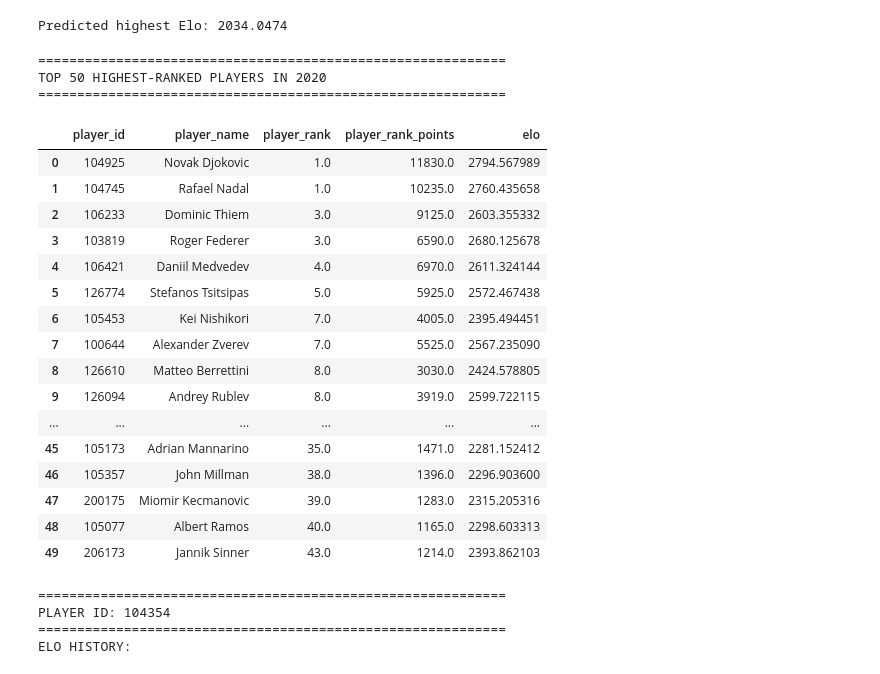
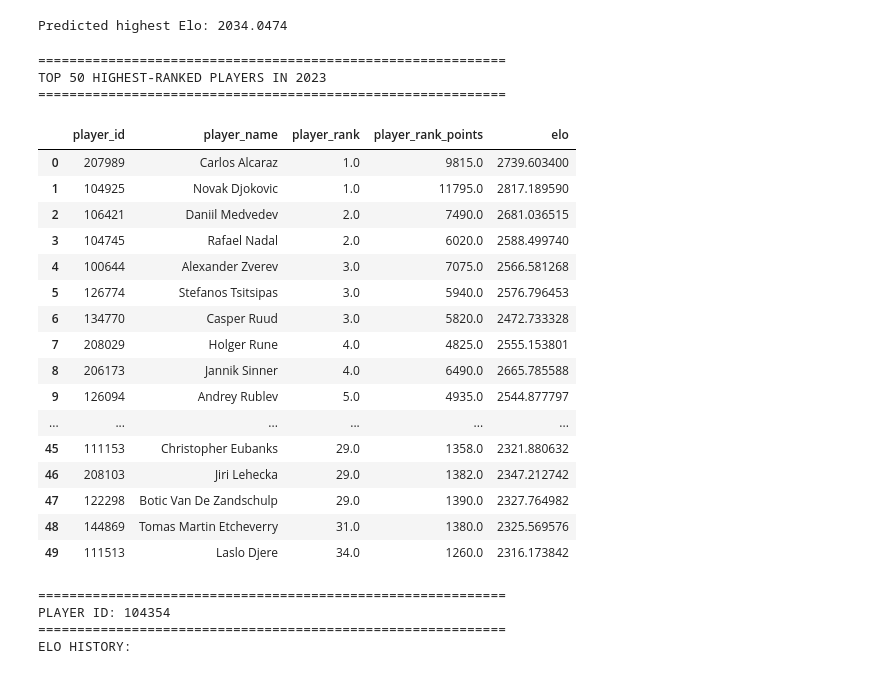
Before and after one commit to GolbertCeitaPages/CMI-DataScience-Project, a Jupyter notebook: xgboost_predictions/xgboost.ipynb, the cells around one changed output. Cells and saved outputs as stored; diff of their text form; code cells hidden in the pictures.

```diff
--- a/xgboost_predictions/xgboost.ipynb
+++ b/xgboost_predictions/xgboost.ipynb
@@ -232,51 +232,51 @@ def top_players_by_year(df, year, top_n=20):
         year_df
         .groupby('player_id', as_index=False)
         .agg({
             'player_name': 'first',        # player name
             'player_rank': 'min',          # best rank
             'player_rank_points': 'max',   # peak points that year
             'elo': 'max'                   # peak elo that year
         })
         .sort_values('player_rank')
         .head(top_n)
     )
 
     print("=" * 60)
     print(f"TOP {top_n} HIGHEST-RANKED PLAYERS IN {year}")
     print("=" * 60)
 
     display(best_rank_year.reset_index(drop=True))
 
 
 # -------------------------
 # USAGE
 # -------------------------
 top_players_by_year(
     df=df,
-    year=2020,   # <-- CHANGE YEAR HERE
+    year=2023,   # <-- CHANGE YEAR HERE
     top_n=50
 )
 # %% [output]
 ============================================================
-TOP 50 HIGHEST-RANKED PLAYERS IN 2020
+TOP 50 HIGHEST-RANKED PLAYERS IN 2023
 ============================================================
 |  | player_id | player_name | player_rank | player_rank_points | elo |
-| 0 | 104925 | Novak Djokovic | 1.0 | 11830.0 | 2794.567989 |
-| 1 | 104745 | Rafael Nadal | 1.0 | 10235.0 | 2760.435658 |
-| 2 | 106233 | Dominic Thiem | 3.0 | 9125.0 | 2603.355332 |
-| 3 | 103819 | Roger Federer | 3.0 | 6590.0 | 2680.125678 |
-| 4 | 106421 | Daniil Medvedev | 4.0 | 6970.0 | 2611.324144 |
-| 5 | 126774 | Stefanos Tsitsipas | 5.0 | 5925.0 | 2572.467438 |
-| 6 | 105453 | Kei Nishikori | 7.0 | 4005.0 | 2395.494451 |
-| 7 | 100644 | Alexander Zverev | 7.0 | 5525.0 | 2567.235090 |
-| 8 | 126610 | Matteo Berrettini | 8.0 | 3030.0 | 2424.578805 |
-| 9 | 126094 | Andrey Rublev | 8.0 | 3919.0 | 2599.722115 |
+| 0 | 207989 | Carlos Alcaraz | 1.0 | 9815.0 | 2739.603400 |
+| 1 | 104925 | Novak Djokovic | 1.0 | 11795.0 | 2817.189590 |
+| 2 | 106421 | Daniil Medvedev | 2.0 | 7490.0 | 2681.036515 |
+| 3 | 104745 | Rafael Nadal | 2.0 | 6020.0 | 2588.499740 |
+| 4 | 100644 | Alexander Zverev | 3.0 | 7075.0 | 2566.581268 |
+| 5 | 126774 | Stefanos Tsitsipas | 3.0 | 5940.0 | 2576.796453 |
+| 6 | 134770 | Casper Ruud | 3.0 | 5820.0 | 2472.733328 |
+| 7 | 208029 | Holger Rune | 4.0 | 4825.0 | 2555.153801 |
+| 8 | 206173 | Jannik Sinner | 4.0 | 6490.0 | 2665.785588 |
+| 9 | 126094 | Andrey Rublev | 5.0 | 4935.0 | 2544.877797 |
 | ... | ... | ... | ... | ... | ... |
-| 45 | 105173 | Adrian Mannarino | 35.0 | 1471.0 | 2281.152412 |
-| 46 | 105357 | John Millman | 38.0 | 1396.0 | 2296.903600 |
-| 47 | 200175 | Miomir Kecmanovic | 39.0 | 1283.0 | 2315.205316 |
-| 48 | 105077 | Albert Ramos | 40.0 | 1165.0 | 2298.603313 |
-| 49 | 206173 | Jannik Sinner | 43.0 | 1214.0 | 2393.862103 |
+| 45 | 111153 | Christopher Eubanks | 29.0 | 1358.0 | 2321.880632 |
+| 46 | 208103 | Jiri Lehecka | 29.0 | 1382.0 | 2347.212742 |
+| 47 | 122298 | Botic Van De Zandschulp | 29.0 | 1390.0 | 2327.764982 |
+| 48 | 144869 | Tomas Martin Etcheverry | 31.0 | 1380.0 | 2325.569576 |
+| 49 | 111513 | Laslo Djere | 34.0 | 1260.0 | 2316.173842 |
 # %%
 def inspect_player_elo(player_id, df, model, features, train_medians):
     """
```
Also changed, not shown: parts of 3 cells of this notebook.
